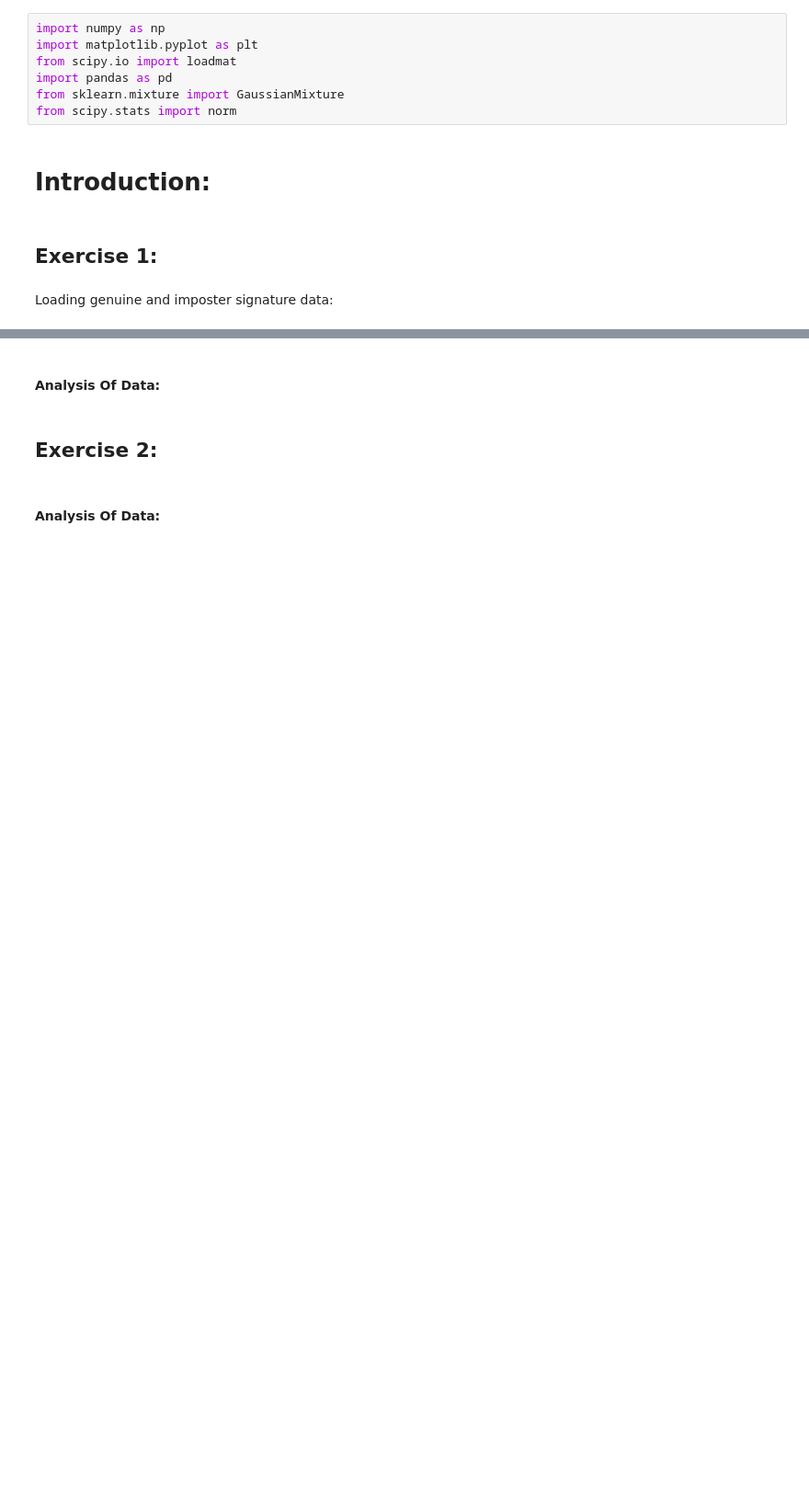
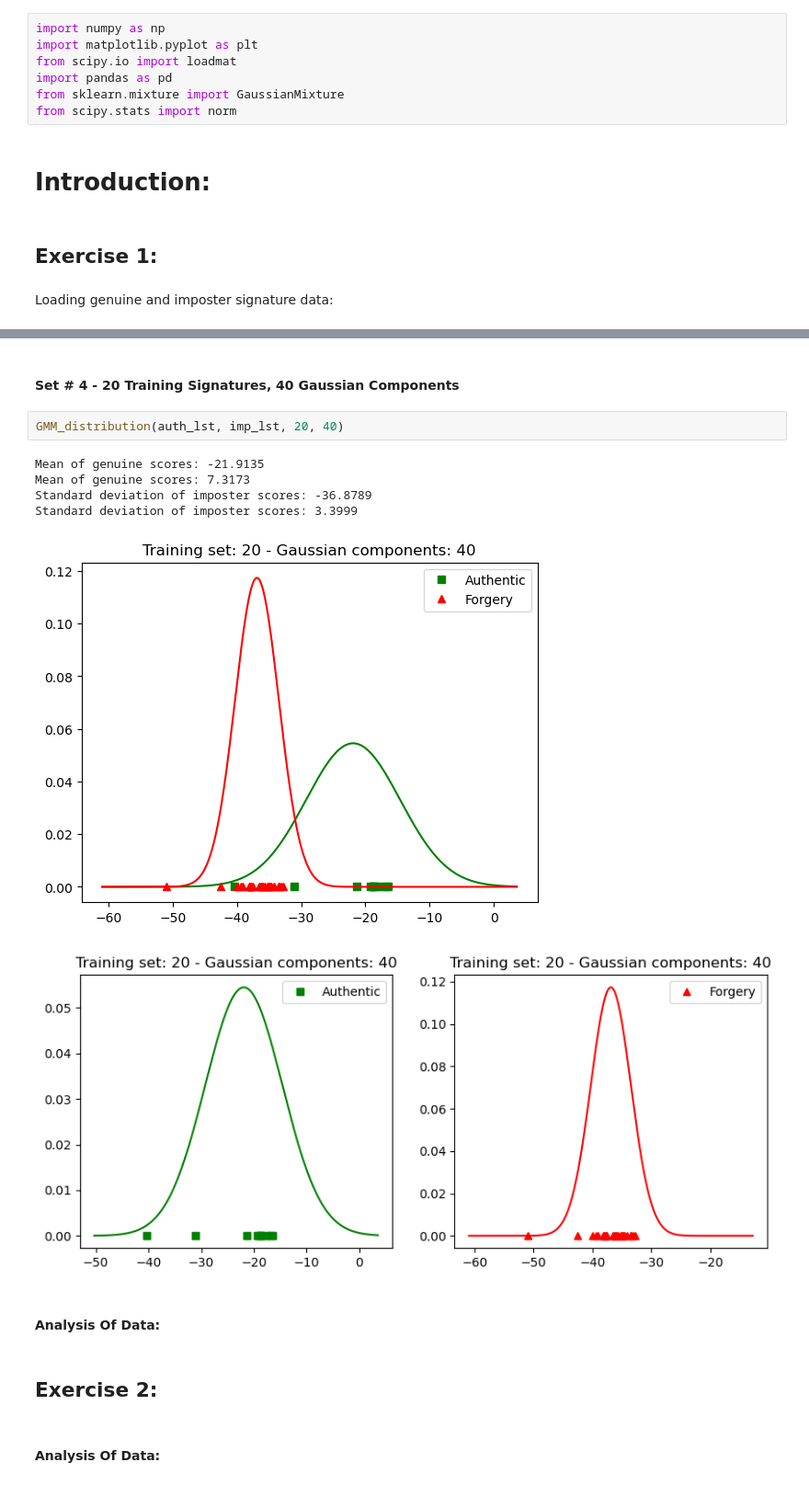
Before and after one commit to MushtabaA/ENCM509-Labs, a Jupyter notebook: Assignment 3/Lab03_Mushtaba_Al Yasseen_Usman_Khan_2024W.ipynb, the cells around one changed output, grey strips where cells are left out. Shown at 92% size. Drawn from its saved outputs; the diff is of its cells as text; blank space fills up the shorter version.

```diff
--- a/Assignment 3/Lab03_Mushtaba_Al Yasseen_Usman_Khan_2024W.ipynb
+++ b/Assignment 3/Lab03_Mushtaba_Al Yasseen_Usman_Khan_2024W.ipynb
@@ -56,3 +191,14 @@ for i in range(total_signatures):
+# %% [markdown]
+#### Set # 4 - 20 Training Signatures, 40 Gaussian Components
+# %%
+GMM_distribution(auth_lst, imp_lst, 20, 40)
+# %% [output]
+Mean of genuine scores: -21.9135
+Mean of genuine scores: 7.3173
+Standard deviation of imposter scores: -36.8789
+Standard deviation of imposter scores: 3.3999
+[figure, added]
+[figure, added]
 # %% [markdown]
 #### Analysis Of Data:
 # %% [markdown]
```
Also changed, not shown: parts of 9 cells of this notebook.
